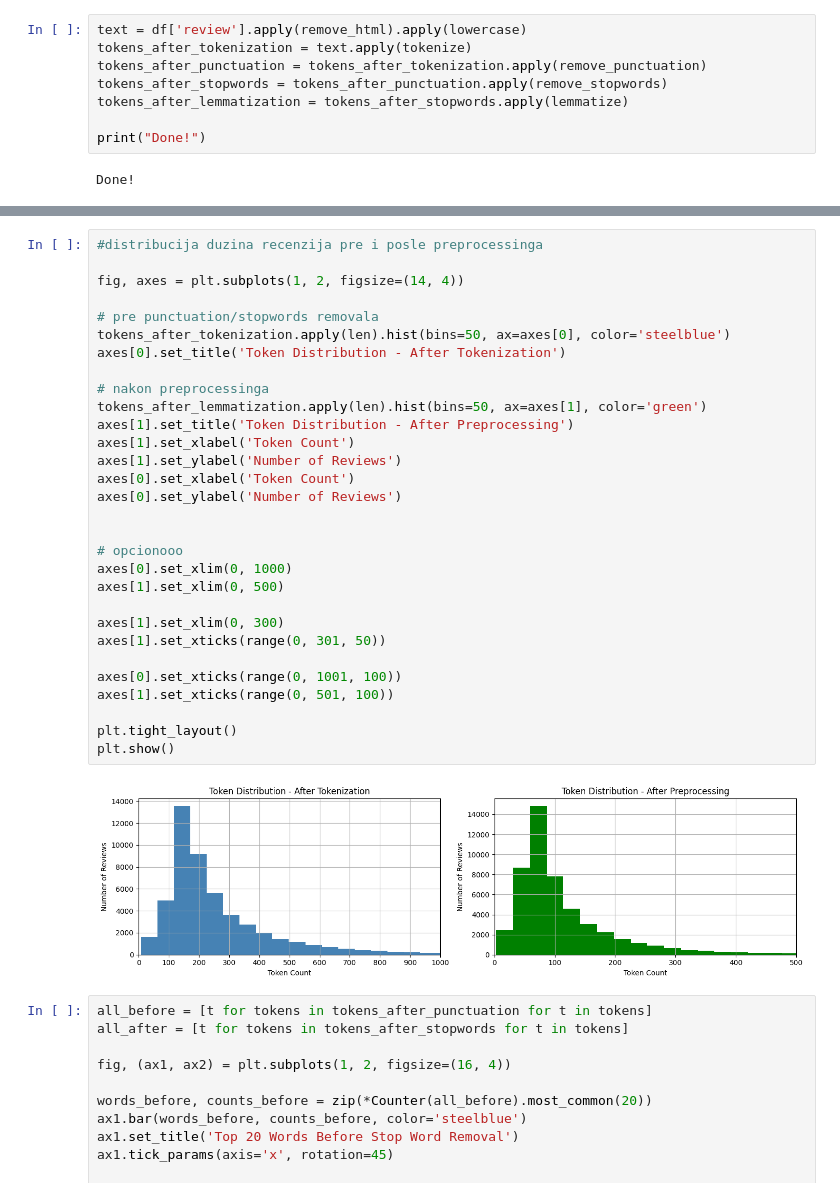
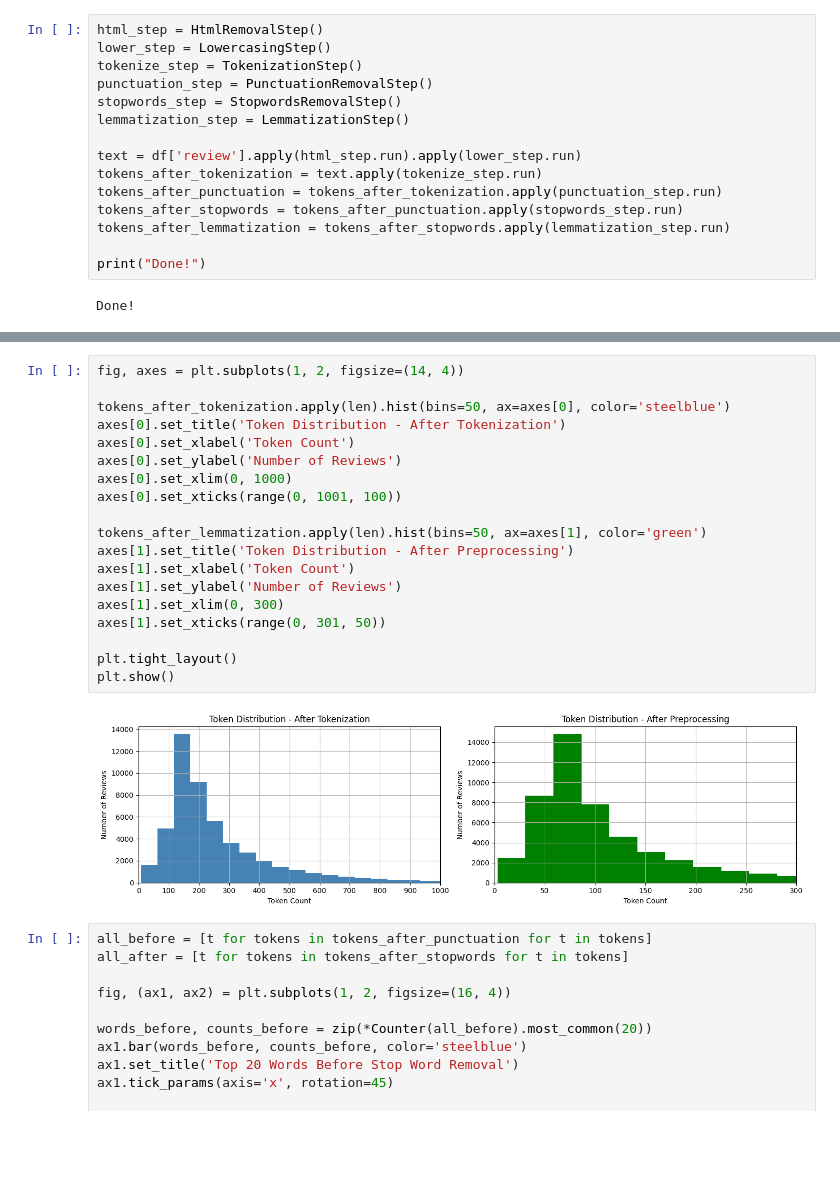
Before and after one commit to ivaajovanovic/imdb-sentiment-classification, a Jupyter notebook: notebooks/preprocessing_analysis.ipynb, the cells around one changed output, grey strips where cells are left out. Cells and saved outputs as stored; diff of their text form; blank space fills up the shorter version.

Commit message:
feat: convert preprocessing steps to classes and add preprocessing analysis visualizations

```diff
--- a/notebooks/preporcessing_analysis.ipynb
+++ b/notebooks/preprocessing_analysis.ipynb
@@ -19,11 +19,18 @@ print(f"Dataset size: {len(df)}")
 # %% [output]
 Dataset size: 50000
 # %%
-text = df['review'].apply(remove_html).apply(lowercase)
-tokens_after_tokenization = text.apply(tokenize)
-tokens_after_punctuation = tokens_after_tokenization.apply(remove_punctuation)
-tokens_after_stopwords = tokens_after_punctuation.apply(remove_stopwords)
-tokens_after_lemmatization = tokens_after_stopwords.apply(lemmatize)
+html_step = HtmlRemovalStep()
+lower_step = LowercasingStep()
+tokenize_step = TokenizationStep()
+punctuation_step = PunctuationRemovalStep()
+stopwords_step = StopwordsRemovalStep()
+lemmatization_step = LemmatizationStep()
+
+text = df['review'].apply(html_step.run).apply(lower_step.run)
+tokens_after_tokenization = text.apply(tokenize_step.run)
+tokens_after_punctuation = tokens_after_tokenization.apply(punctuation_step.run)
+tokens_after_stopwords = tokens_after_punctuation.apply(stopwords_step.run)
+tokens_after_lemmatization = tokens_after_stopwords.apply(lemmatization_step.run)
 
 print("Done!")
 # %% [output]
@@ -71,37 +76,26 @@ A wonderful little production. <br /><br />The filming technique is very unassum
 AFTER HTML removal:
 A wonderful little production. The filming technique is very unassuming- very old-time-BBC fashion and gives a comforting, and sometimes discomforting, sense of realism to the entire piece. The actors ...
 # %%
-#distribucija duzina recenzija pre i posle preprocessinga
-
 fig, axes = plt.subplots(1, 2, figsize=(14, 4))
 
-# pre punctuation/stopwords removala
 tokens_after_tokenization.apply(len).hist(bins=50, ax=axes[0], color='steelblue')
 axes[0].set_title('Token Distribution - After Tokenization')
+axes[0].set_xlabel('Token Count')
+axes[0].set_ylabel('Number of Reviews')
+axes[0].set_xlim(0, 1000)
+axes[0].set_xticks(range(0, 1001, 100))
 
-# nakon preprocessinga
 tokens_after_lemmatization.apply(len).hist(bins=50, ax=axes[1], color='green')
 axes[1].set_title('Token Distribution - After Preprocessing')
 axes[1].set_xlabel('Token Count')
 axes[1].set_ylabel('Number of Reviews')
-axes[0].set_xlabel('Token Count')
-axes[0].set_ylabel('Number of Reviews')
-
-
-# opcionooo
-axes[0].set_xlim(0, 1000)
-axes[1].set_xlim(0, 500)
-
 axes[1].set_xlim(0, 300)
 axes[1].set_xticks(range(0, 301, 50))
 
-axes[0].set_xticks(range(0, 1001, 100))
-axes[1].set_xticks(range(0, 501, 100))
-
 plt.tight_layout()
 plt.show()
 # %% [output]
-[figure, old version]
+[figure, new version]
 # %%
 all_before = [t for tokens in tokens_after_punctuation for t in tokens]
 all_after = [t for tokens in tokens_after_stopwords for t in tokens]
```
Also changed, not shown: parts of 6 cells of this notebook, 10 other files.
